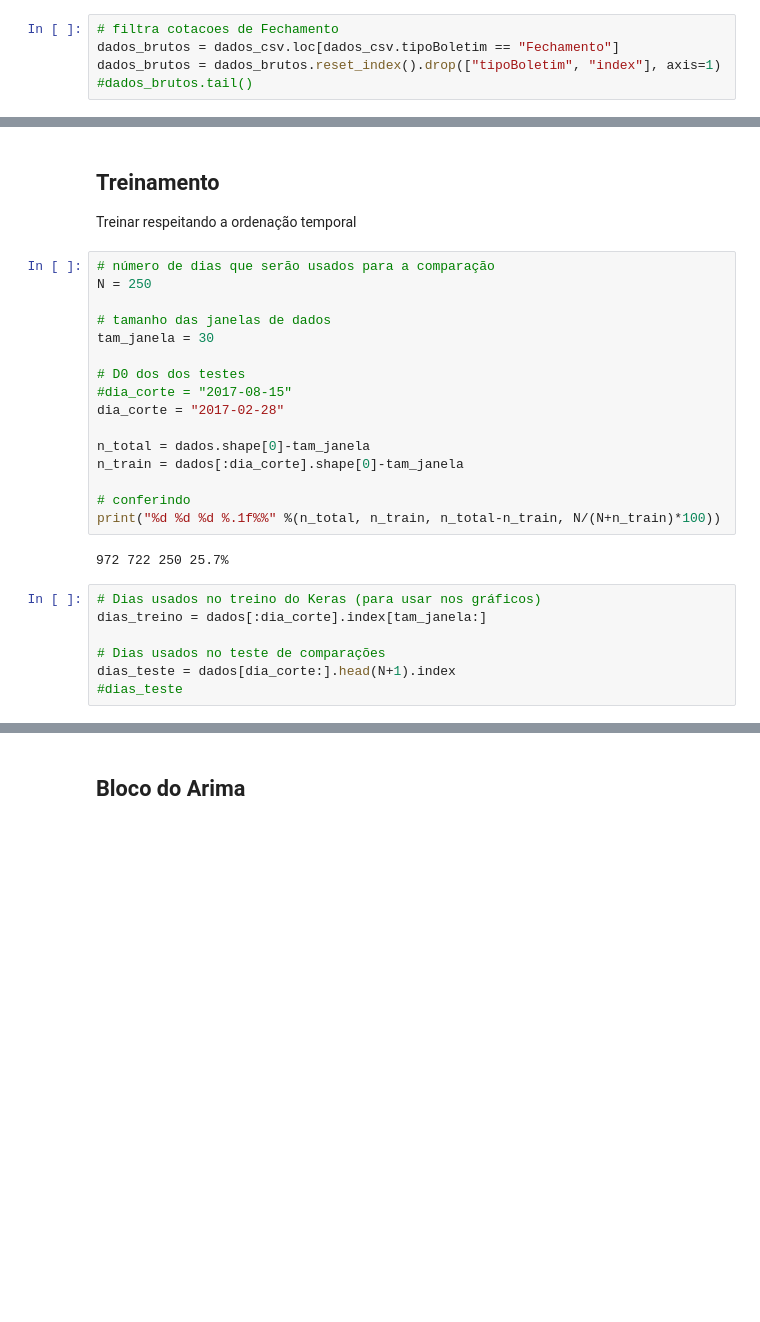
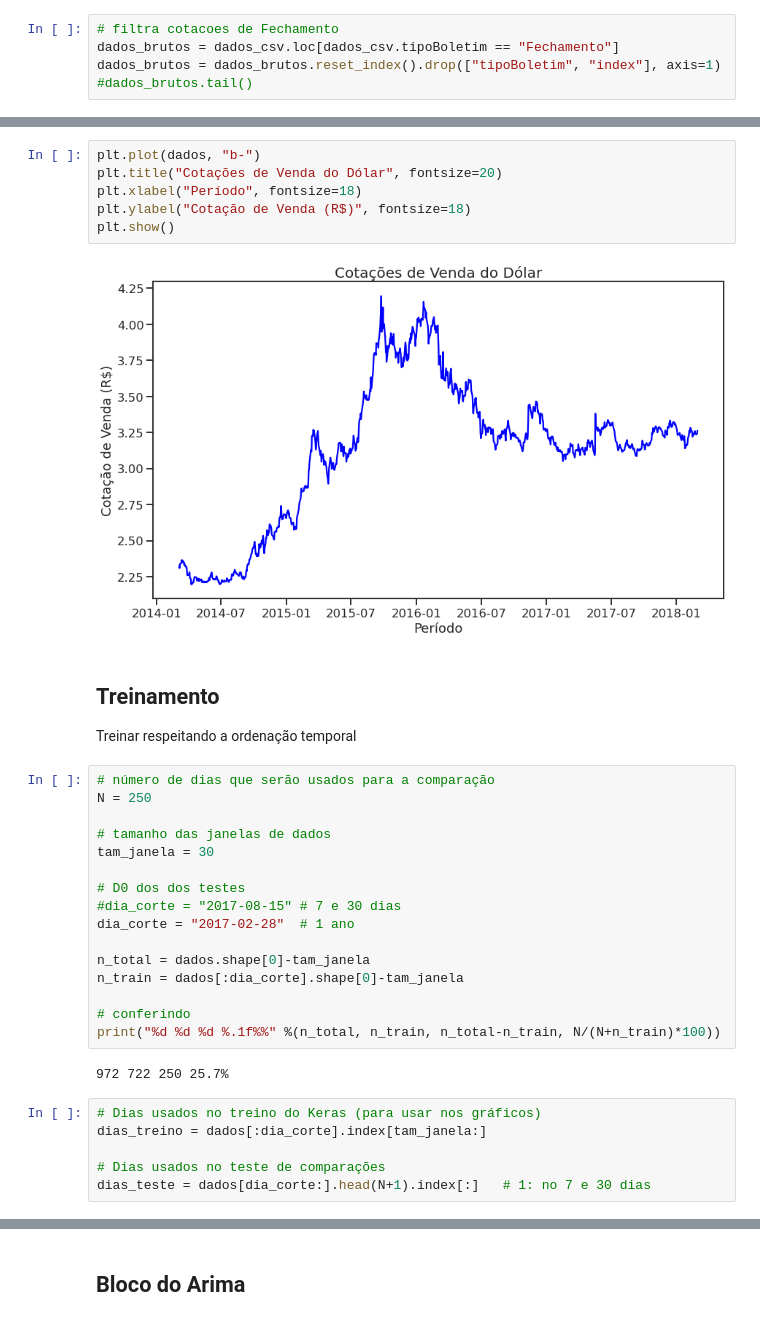
Before and after one commit to feanored/Perceptron, a Jupyter notebook: Keras_Arima_Perceptron.ipynb, the cells around one changed output, grey strips where cells are left out. Drawn from its saved outputs; the diff is of its cells as text; blank space fills up the shorter version.

```diff
--- a/Keras_Arima_Perceptron.ipynb
+++ b/Keras_Arima_Perceptron.ipynb
@@ -78,3 +70,11 @@ fig.show()
+# %%
+plt.plot(dados, "b-")
+plt.title("Cotações de Venda do Dólar", fontsize=20)
+plt.xlabel("Período", fontsize=18)
+plt.ylabel("Cotação de Venda (R$)", fontsize=18)
+plt.show()
+# %% [output]
+[figure, added]
 # %% [markdown]
 ## Treinamento
 Treinar respeitando a ordenação temporal
@@ -86,8 +86,8 @@ N = 250
 tam_janela = 30
 
 # D0 dos dos testes
-#dia_corte = "2017-08-15"
-dia_corte = "2017-02-28"
+#dia_corte = "2017-08-15" # 7 e 30 dias
+dia_corte = "2017-02-28"  # 1 ano
 
 n_total = dados.shape[0]-tam_janela
 n_train = dados[:dia_corte].shape[0]-tam_janela
@@ -101,8 +101,7 @@ print("%d %d %d %.1f%%" %(n_total, n_train, n_total-n_train, N/(N+n_train)*100))
 dias_treino = dados[:dia_corte].index[tam_janela:]
 
 # Dias usados no teste de comparações
-dias_teste = dados[dia_corte:].head(N+1).index
-#dias_teste
+dias_teste = dados[dia_corte:].head(N+1).index[:]   # 1: no 7 e 30 dias
 # %%
 # gerando as janelas
 janelas_x, janelas_y = gerar_janelas(dados.cotacao, tam_janela)
```
Also changed, not shown: parts of 33 cells of this notebook, 5 other files.
